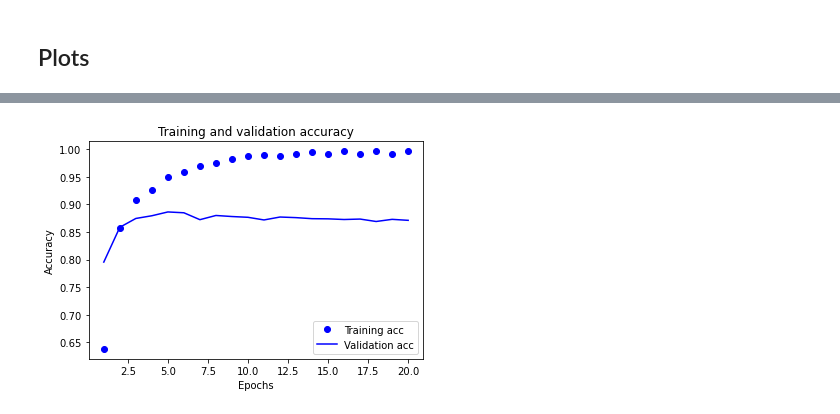
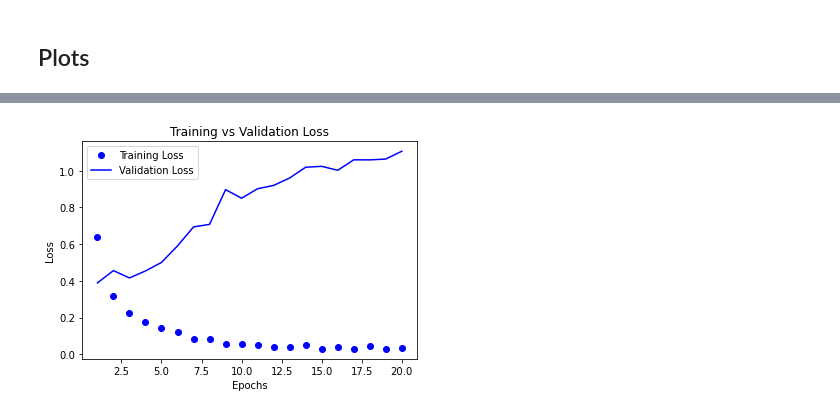
Before and after one commit to somnath1077/MachineLearningExercises, a Jupyter notebook: ML_Using_Python/chap04/ch04_Model_Evaluation_Strategies.ipynb, the cells around one changed output, grey strips where cells are left out. Drawn from its saved outputs; the diff is of its cells as text; code cells hidden in the pictures.

```diff
--- a/ML_Using_Python/chap04/ch04_Model_Evaluation_Strategies.ipynb
+++ b/ML_Using_Python/chap04/ch04_Model_Evaluation_Strategies.ipynb
@@ -300,2 +263,0 @@ def plot_training_validation_accuracy(history):
-# %%
-plot_training_validation_loss(history1)
@@ -304,4 +264,33 @@ plot_training_validation_loss(history1)
-# %%
-plot_training_validation_accuracy(history1)
-# %% [output]
-[figure, removed]
+# %%
+import matplotlib.pyplot as plt
+
+from typing import Dict
+
+def plot_training_validation_metrics(history,
+                                     train_metric: str,
+                                     validation_metric: str,
+                                     plot_args: Dict[str, str]):
+    history_dict = history.history
+
+    train_vals = history_dict[train_metric]
+    validation_vals = history_dict[validation_metric]
+    epochs = range(1, len(train_vals) + 1)
+
+    plt.plot(epochs, train_vals, 'bo', label=plot_args['train_metric'])
+    plt.plot(epochs, validation_vals, 'b', label=plot_args['validation_metric'])
+
+    plt.title(plot_args['title'])
+    plt.xlabel(plot_args['xlabel'])
+    plt.ylabel(plot_args['ylabel'])
+    plt.legend()
+
+    plt.show()
+# %%
+plot_args = {'train_metric': 'Training Loss',
+             'validation_metric': 'Validation Loss',
+             'title': 'Training vs Validation Loss',
+             'xlabel': 'Epochs',
+             'ylabel': 'Loss'}
+plot_training_validation_metrics(history1, 'loss', 'val_loss', plot_args)
+# %% [output]
+[figure, added]
```
Also changed, not shown: parts of 5 cells of this notebook.
